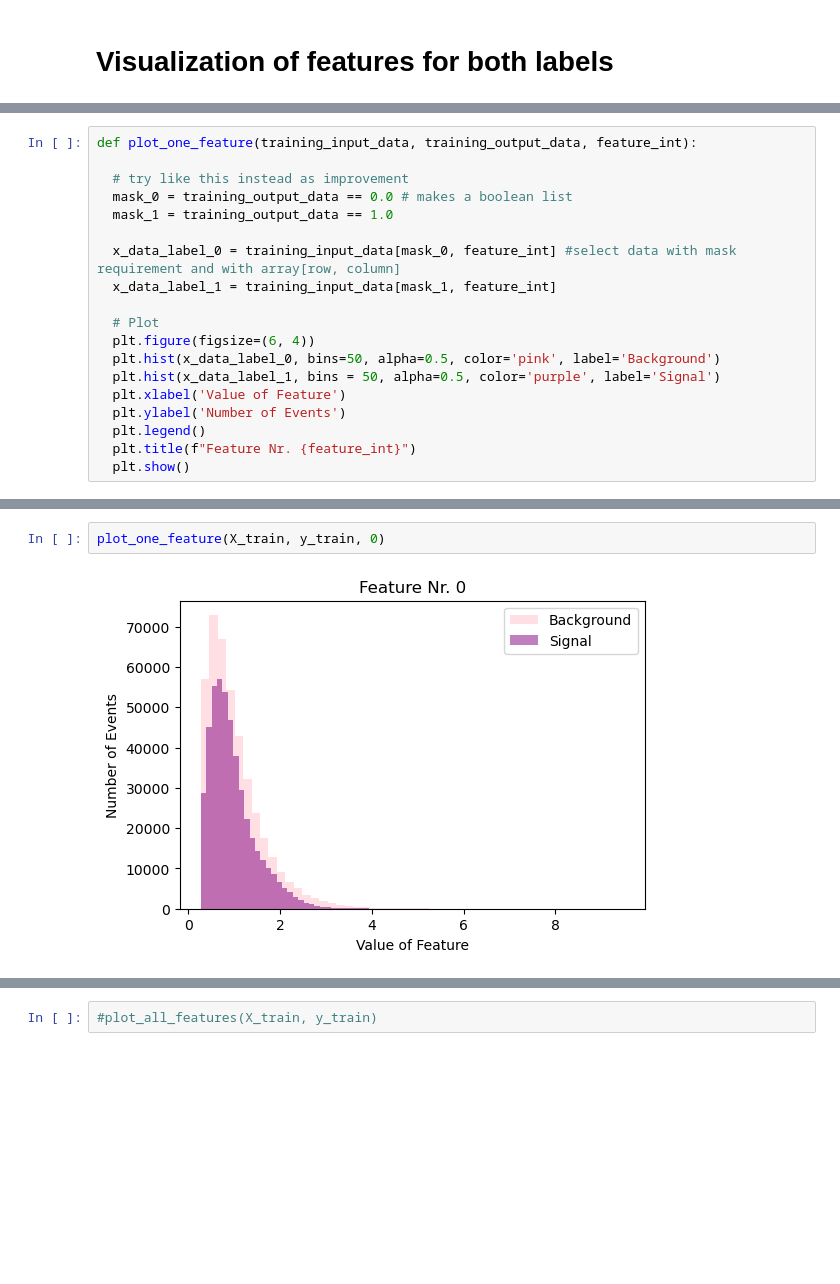
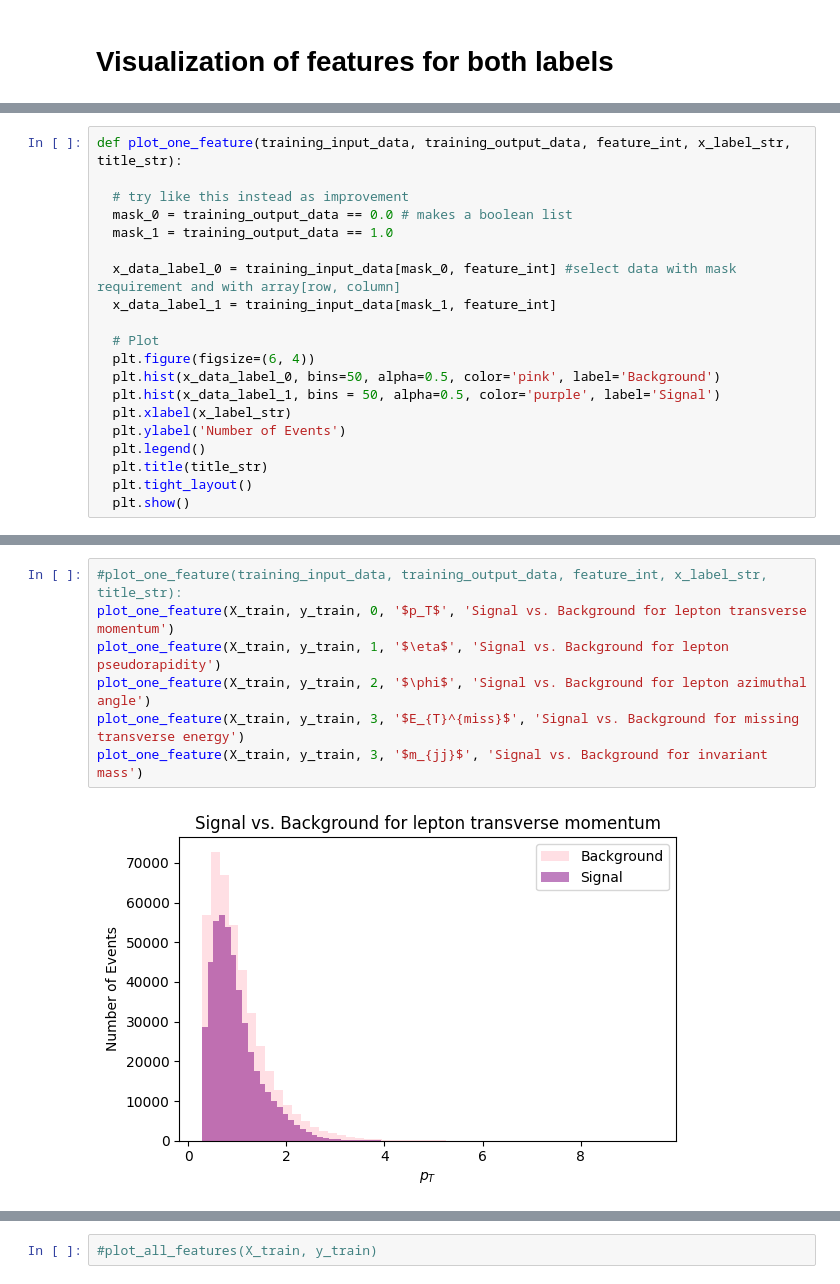
Before and after one commit to lbovet8/phys152-2026, a Jupyter notebook: Projects/HiggsProject.ipynb, the cells around one changed output, grey strips where cells are left out. Drawn from its saved outputs; the diff is of its cells as text; blank space fills up the shorter version.

```diff
--- a/Projects/HiggsProject.ipynb
+++ b/Projects/HiggsProject.ipynb
@@ -75,5 +86,5 @@ print(X_train[0][0])
 # %%
-def plot_one_feature(training_input_data, training_output_data, feature_int):
+def plot_one_feature(training_input_data, training_output_data, feature_int, x_label_str, title_str):
 
   # try like this instead as improvement
   mask_0 = training_output_data == 0.0 # makes a boolean list
@@ -86,8 +97,9 @@ def plot_one_feature(training_input_data, training_output_data, feature_int):
   plt.figure(figsize=(6, 4))
   plt.hist(x_data_label_0, bins=50, alpha=0.5, color='pink', label='Background')
   plt.hist(x_data_label_1, bins = 50, alpha=0.5, color='purple', label='Signal')
-  plt.xlabel('Value of Feature')
+  plt.xlabel(x_label_str)
   plt.ylabel('Number of Events')
   plt.legend()
-  plt.title(f"Feature Nr. {feature_int}")
+  plt.title(title_str)
+  plt.tight_layout()
   plt.show()
@@ -119,4 +106,9 @@ def plot_all_features(training_input_data, training_output_data):
-# %%
-plot_one_feature(X_train, y_train, 0)
-# %% [output]
-[figure, removed]
+# %%
+#plot_one_feature(training_input_data, training_output_data, feature_int, x_label_str, title_str):
+plot_one_feature(X_train, y_train, 0, '$p_T$', 'Signal vs. Background for lepton transverse momentum')
+plot_one_feature(X_train, y_train, 1, '$\eta$', 'Signal vs. Background for lepton pseudorapidity')
+plot_one_feature(X_train, y_train, 2, '$\phi$', 'Signal vs. Background for lepton azimuthal angle')
+plot_one_feature(X_train, y_train, 3, '$E_{T}^{miss}$', 'Signal vs. Background for missing transverse energy')
+plot_one_feature(X_train, y_train, 3, '$m_{jj}$', 'Signal vs. Background for invariant mass')
+# %% [output]
+[figure, added]
```
Also changed, not shown: parts of 23 cells of this notebook.
